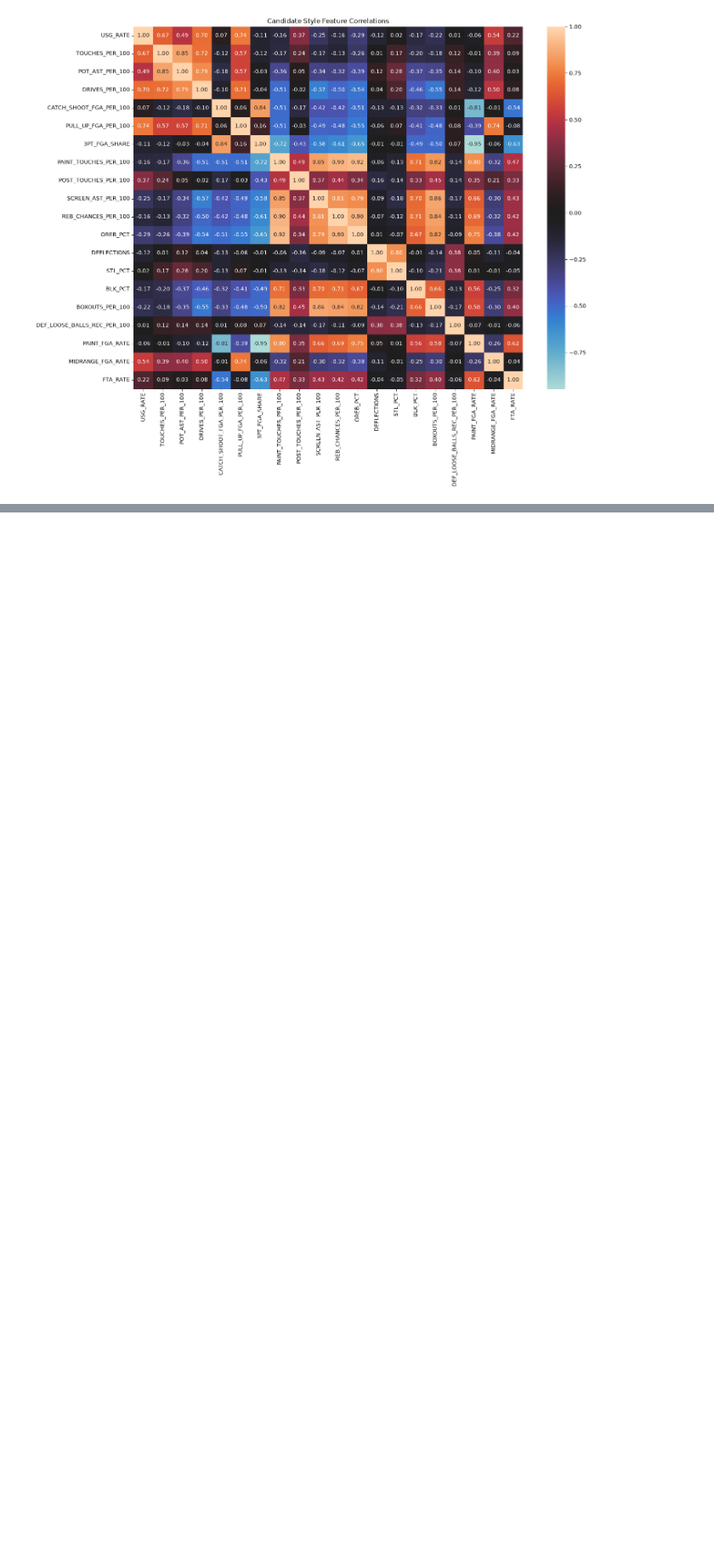
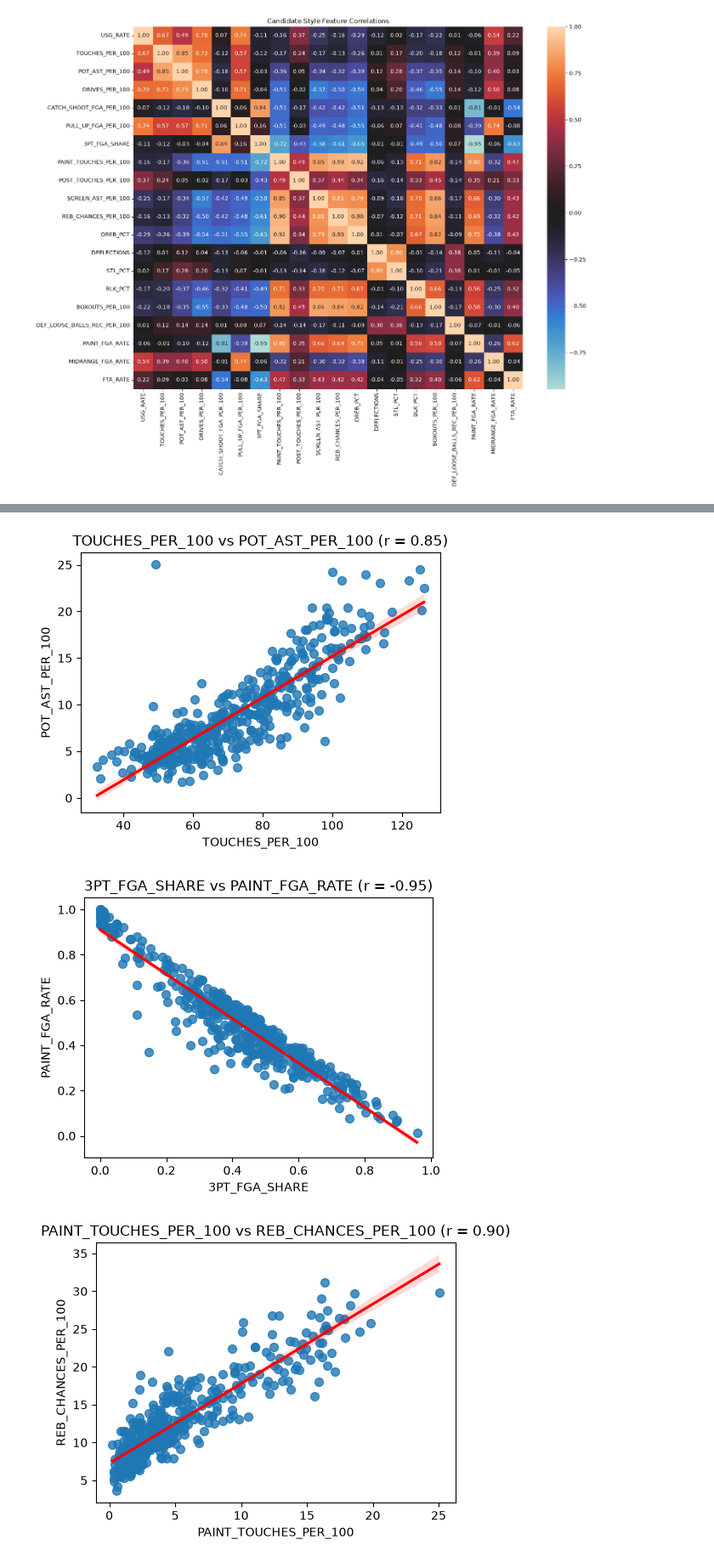
Before and after one commit to alex-abrego/nba-player-archetype-clustering, a Jupyter notebook: notebooks/03_exploratory_data_analysis.ipynb, the cells around one changed output, grey strips where cells are left out. Shown at 85% size. Saved outputs shown, nothing was run; the diff lists cells and outputs as text; code cells hidden in the pictures; blank space fills up the shorter version.

```diff
--- a/notebooks/03_exploratory_data_analysis.ipynb
+++ b/notebooks/03_exploratory_data_analysis.ipynb
@@ -300,0 +306,17 @@ strong_corr_df.sort_values("correlation", key = abs, ascending = False)
+# %%
+for index, row in strong_corr_df.iterrows():
+    x_var = row["feature 1"]
+    y_var = row["feature 2"]
+    r_value = row["correlation"]
+
+    plt.figure(figsize=(5, 4))
+    sns.regplot(features, x=x_var, y=y_var, scatter_kws={"s":50}, line_kws={"color":"red"})
+    plt.title(f"{x_var} vs {y_var} (r = {r_value:.2f})")
+    plt.xlabel(x_var)
+    plt.ylabel(y_var)
+    plt.tight_layout()
+    plt.show()
+# %% [output]
+[figure, added]
+[figure, added]
+[figure, added]
```
Also changed, not shown: parts of 2 cells of this notebook.
